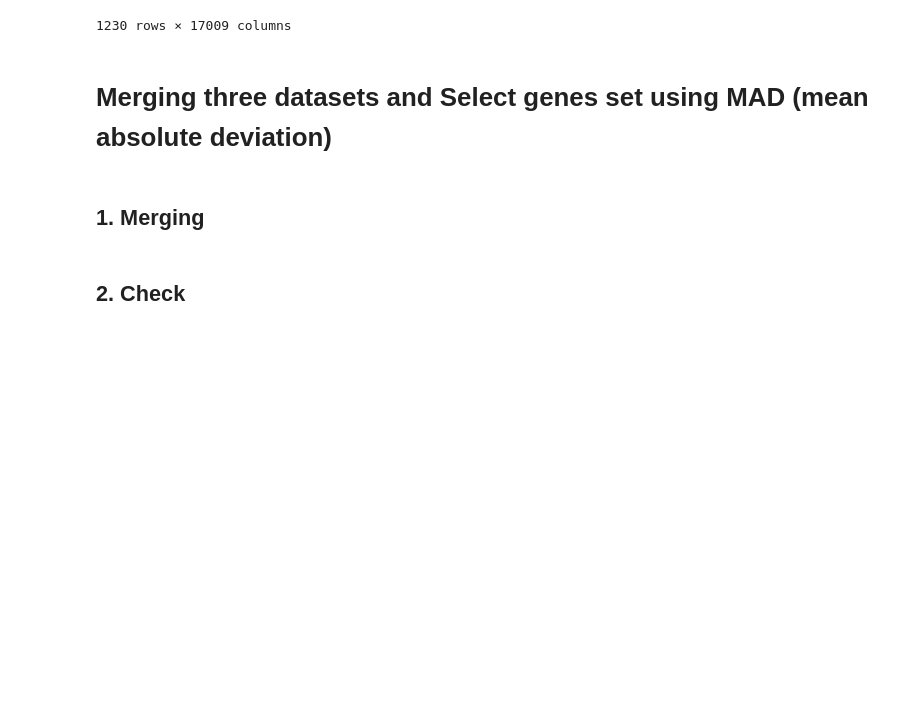
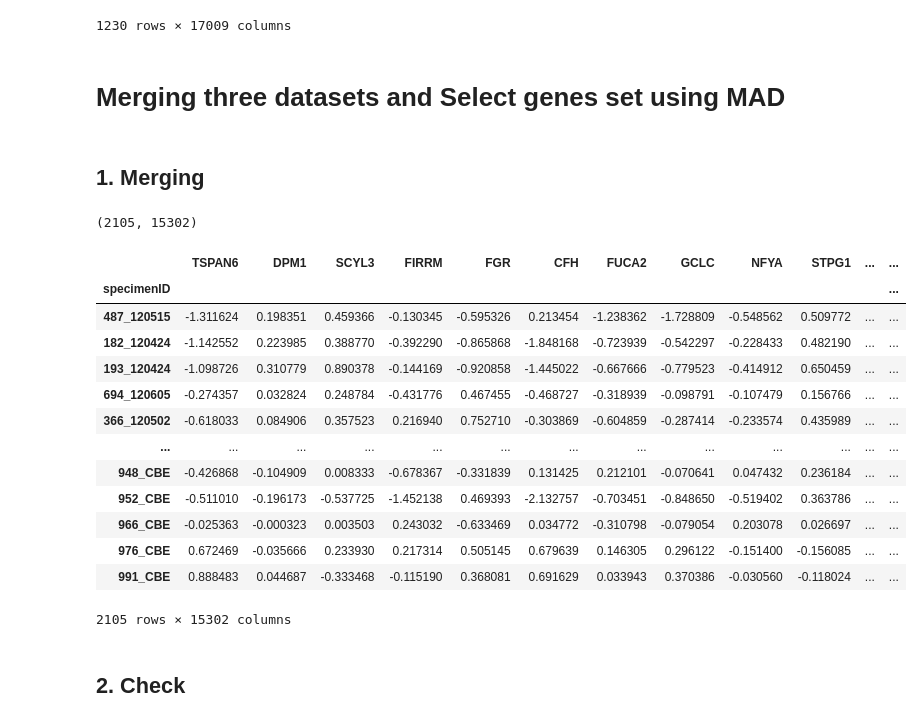
Before and after one commit to mmottaqii/AD-Biomarkers-MultiOmics, a Jupyter notebook: review_july_24.ipynb, the cells around one changed output. Drawn from its saved outputs; the diff is of its cells as text; code cells hidden in the pictures; blank space fills up the shorter version.

```diff
--- a/review_july_24.ipynb
+++ b/review_july_24.ipynb
@@ -1538,27 +1598,42 @@ scoring_metrics = ['recall', 'f1', 'accuracy', 'precision', 'roc_auc']
 for metric in scoring_metrics:
     print(f"Mean CV {metric}: {cv_results['test_' + metric].mean()}\n")
 # %% [markdown]
-# Merging three datasets and Select genes set using MAD (mean absolute deviation)
+# Merging three datasets and Select genes set using MAD
 # %% [markdown]
 ## 1. Merging
 # %%
 import pandas as pd
 
 # Load the datasets
-df1 = pd.read_csv('path_to_first_dataset.csv', index_col=0)
-df2 = pd.read_csv('path_to_second_dataset.csv', index_col=0)
-df3 = pd.read_csv('path_to_third_dataset.csv', index_col=0)
+df1 = pd.read_csv('./AMP_AD_datasets/ROSMAP_v2_samples.csv', index_col=0)
+df2 = pd.read_csv('./AMP_AD_datasets/MSBB_v2_samples.csv', index_col=0)
+df3 = pd.read_csv('./AMP_AD_datasets/Mayo_v2_samples.csv', index_col=0)
 
 # Concatenate the datasets
 # Assuming all datasets have the same columns (genes) and the rows (samples) need to be merged
-combined_df = pd.concat([df1, df2, df3], axis=0)
+# combined_df = pd.concat([df1, df2, df3], axis=0)
 
 # If you need to ensure that the genes align correctly and are consistent across datasets, you could also include:
-# combined_df = pd.concat([df1, df2, df3], axis=0, join='inner')
+combined_df = pd.concat([df1, df2, df3], axis=0, join='inner')
 
 # Check the combined DataFrame
-print(combined_df.shape)
-print(combined_df.head())
-
-# Optionally, save the combined DataFrame to a new CSV file
-combined_df.to_csv('combined_rnaseq_data.csv')
+combined_df.shape
+# %% [output]
+(2105, 15302)
+# %%
+combined_df
+# %% [output]
+|  | TSPAN6 | DPM1 | SCYL3 | FIRRM | FGR | CFH | FUCA2 | GCLC | NFYA | STPG1 | ... | ... |
+| specimenID |  |  |  |  |  |  |  |  |  |  |  | ... |
+| 487_120515 | -1.311624 | 0.198351 | 0.459366 | -0.130345 | -0.595326 | 0.213454 | -1.238362 | -1.728809 | -0.548562 | 0.509772 | ... | ... |
+| 182_120424 | -1.142552 | 0.223985 | 0.388770 | -0.392290 | -0.865868 | -1.848168 | -0.723939 | -0.542297 | -0.228433 | 0.482190 | ... | ... |
+| 193_120424 | -1.098726 | 0.310779 | 0.890378 | -0.144169 | -0.920858 | -1.445022 | -0.667666 | -0.779523 | -0.414912 | 0.650459 | ... | ... |
+| 694_120605 | -0.274357 | 0.032824 | 0.248784 | -0.431776 | 0.467455 | -0.468727 | -0.318939 | -0.098791 | -0.107479 | 0.156766 | ... | ... |
+| 366_120502 | -0.618033 | 0.084906 | 0.357523 | 0.216940 | 0.752710 | -0.303869 | -0.604859 | -0.287414 | -0.233574 | 0.435989 | ... | ... |
+| ... | ... | ... | ... | ... | ... | ... | ... | ... | ... | ... | ... | ... |
+| 948_CBE | -0.426868 | -0.104909 | 0.008333 | -0.678367 | -0.331839 | 0.131425 | 0.212101 | -0.070641 | 0.047432 | 0.236184 | ... | ... |
+| 952_CBE | -0.511010 | -0.196173 | -0.537725 | -1.452138 | 0.469393 | -2.132757 | -0.703451 | -0.848650 | -0.519402 | 0.363786 | ... | ... |
+| 966_CBE | -0.025363 | -0.000323 | 0.003503 | 0.243032 | -0.633469 | 0.034772 | -0.310798 | -0.079054 | 0.203078 | 0.026697 | ... | ... |
+| 976_CBE | 0.672469 | -0.035666 | 0.233930 | 0.217314 | 0.505145 | 0.679639 | 0.146305 | 0.296122 | -0.151400 | -0.156085 | ... | ... |
+| 991_CBE | 0.888483 | 0.044687 | -0.333468 | -0.115190 | 0.368081 | 0.691629 | 0.033943 | 0.370386 | -0.030560 | -0.118024 | ... | ... |
+2105 rows × 15302 columns
```
Also changed, not shown: parts of 67 cells of this notebook.
